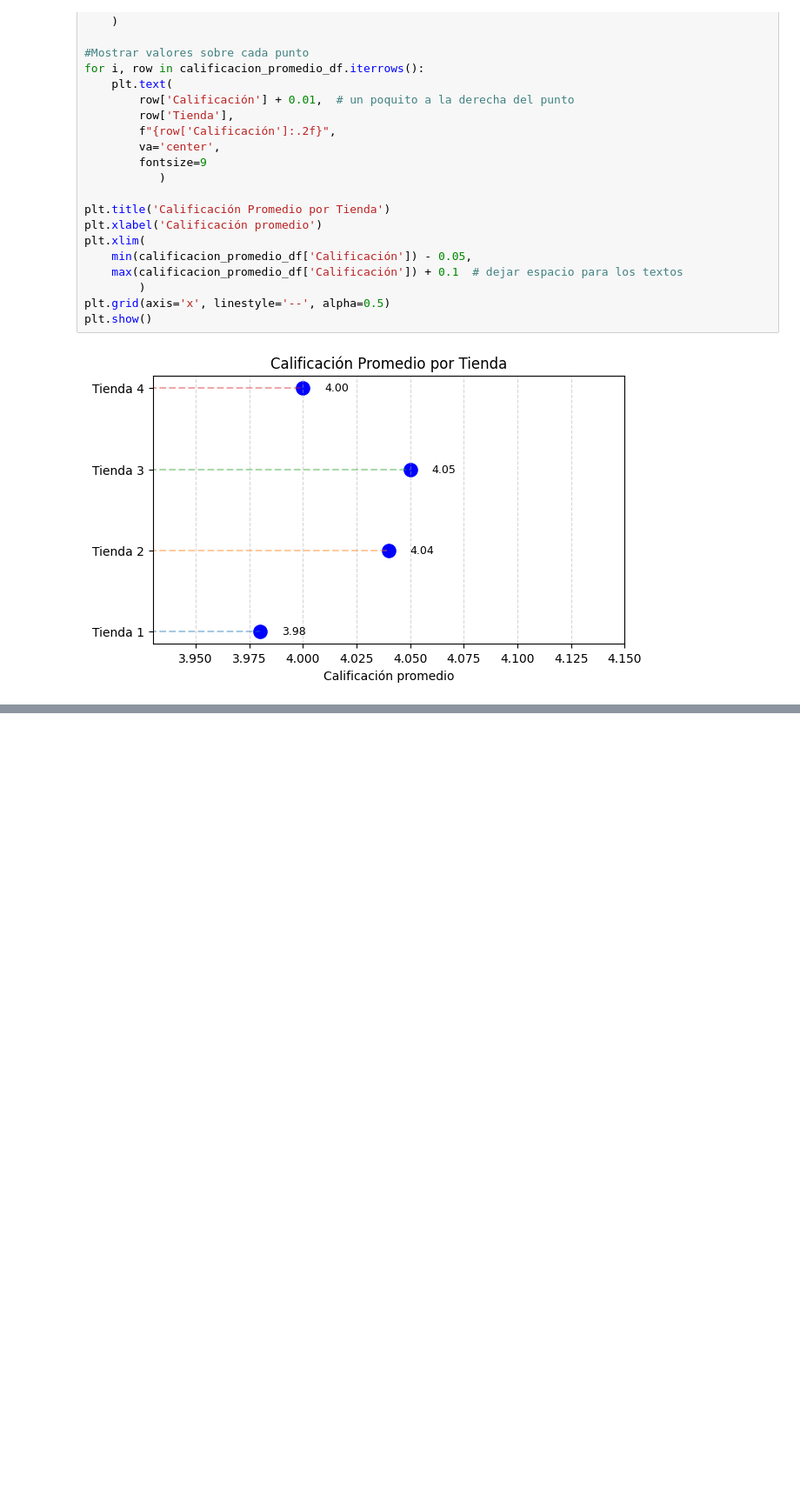
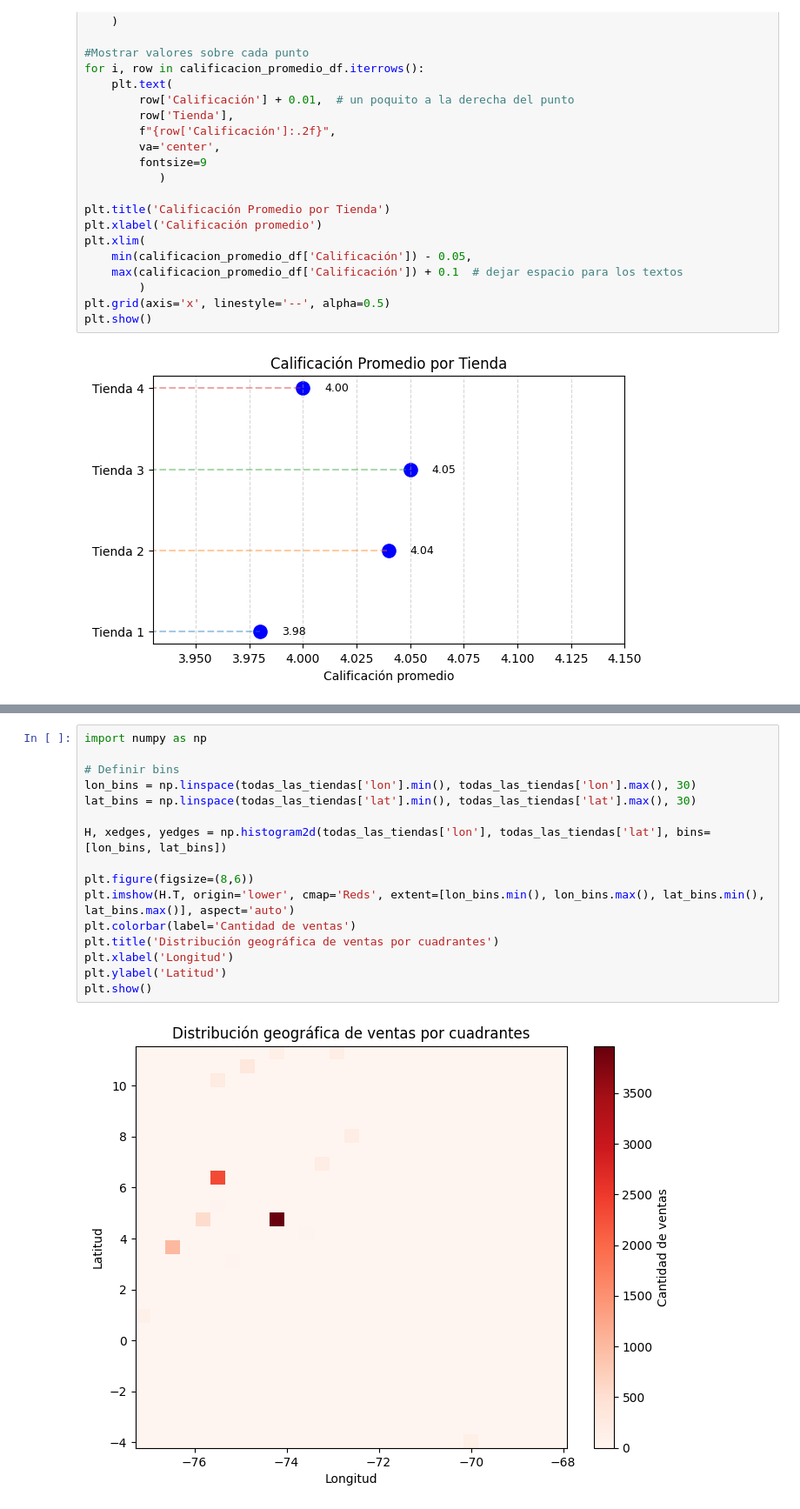
Before and after one commit to DiegoFau/Alura_store_latam, a Jupyter notebook: AluraStoreLatam.ipynb, the cells around one changed output, grey strips where cells are left out. Shown: that part at 87% size. Drawn from its saved outputs; the diff is of its cells as text; blank space fills up the shorter version.

```diff
--- a/AluraStoreLatam.ipynb
+++ b/AluraStoreLatam.ipynb
@@ -358,0 +423,18 @@ plt.show()
+# %%
+import numpy as np
+
+# Definir bins
+lon_bins = np.linspace(todas_las_tiendas['lon'].min(), todas_las_tiendas['lon'].max(), 30)
+lat_bins = np.linspace(todas_las_tiendas['lat'].min(), todas_las_tiendas['lat'].max(), 30)
+
+H, xedges, yedges = np.histogram2d(todas_las_tiendas['lon'], todas_las_tiendas['lat'], bins=[lon_bins, lat_bins])
+
+plt.figure(figsize=(8,6))
+plt.imshow(H.T, origin='lower', cmap='Reds', extent=[lon_bins.min(), lon_bins.max(), lat_bins.min(), lat_bins.max()], aspect='auto')
+plt.colorbar(label='Cantidad de ventas')
+plt.title('Distribución geográfica de ventas por cuadrantes')
+plt.xlabel('Longitud')
+plt.ylabel('Latitud')
+plt.show()
+# %% [output]
+[figure, added]
```
Also changed, not shown: parts of 7 cells of this notebook.
